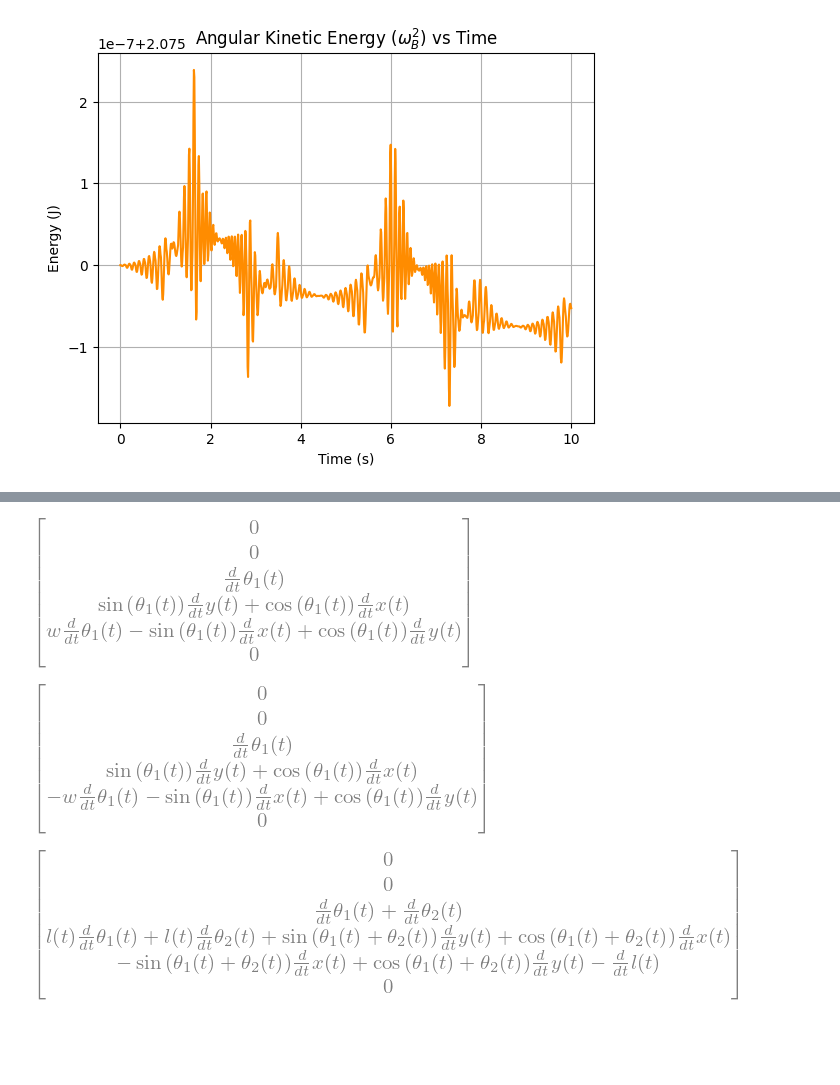
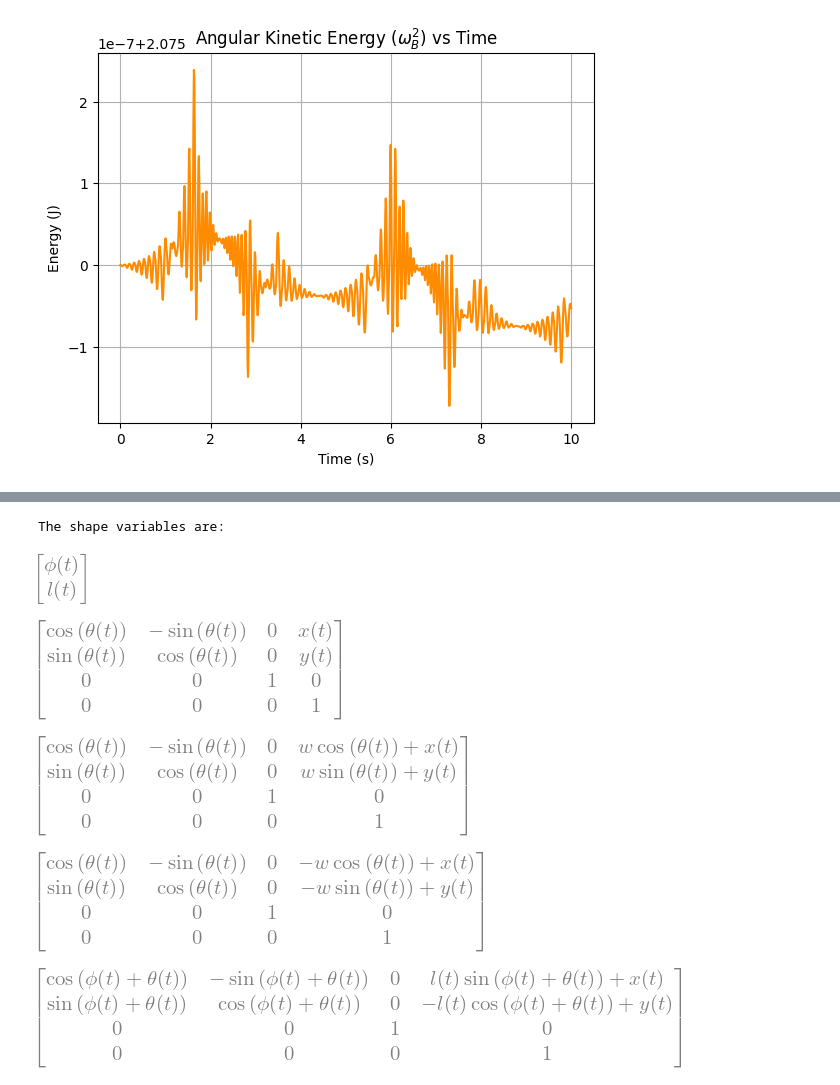
Before and after one commit to ryan-omori/MAE-269, a Jupyter notebook: HW2.ipynb, the cells around one changed output, grey strips where cells are left out. Drawn from its saved outputs; the diff is of its cells as text; code cells hidden in the pictures; blank space fills up the shorter version.

```diff
--- a/HW2.ipynb
+++ b/HW2.ipynb
@@ -175,3 +195,10 @@ def T(R, p):
+# %%
+print(f"The shape variables are:")
+s=Matrix([phi,l])
+s
+# %% [output]
+The shape variables are:
+[figure, added]
 # %%
 # T_world_to_body: translate to (x,y), rotate by theta
 T1 = T(Matrix.eye(3), Matrix([[x],[y],[0]])) @ T(R_z(theta), Matrix([[0],[0],[0]])) #Trasnfrom to center joint
@@ -186,6 +213,22 @@ T1_left = simplify(T1_left)
 # T_body_to_leg: no translation (leg attaches at same joint), rotate by phi
 T2 = T1 @ T(R_z(phi), Matrix([[0],[0],[0]])) @ T(Matrix.eye(3,3), Matrix([[0],[-l],[0]]))
 T2 = simplify(T2)
+# %%
+T1
+# %% [output]
+[figure, added]
+# %%
+T1_right
+# %% [output]
+[figure, added]
+# %%
+T1_left
+# %% [output]
+[figure, added]
+# %%
+T2
+# %% [output]
+[figure, added]
 # %%
 bodytwist_r = simplify(T1_right.inv() @ diff(T1_right, t))  # for right m1
 bodytwist_l = simplify(T1_left.inv() @ diff(T1_left, t))  # for left m1
@@ -194,16 +237,4 @@ bodytwist_2 = simplify(T2.inv() @ diff(T2, t))  # for m2
 b_r = twist2vec(bodytwist_r)
 b_l = twist2vec(bodytwist_l)
 b_2 = twist2vec(bodytwist_2)
-# %%
-b_r
-# %% [output]
-[figure, removed]
-# %%
-b_l
-# %% [output]
-[figure, removed]
-# %%
-b_2
-# %% [output]
-[figure, removed]
 # %%
```
Also changed, not shown: parts of 41 cells of this notebook.
